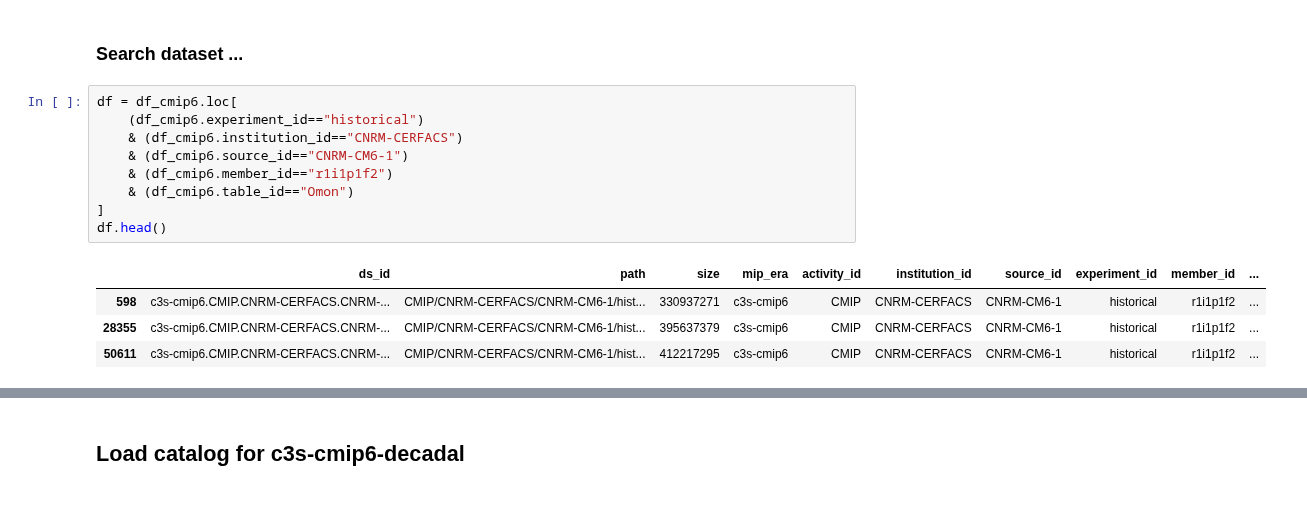
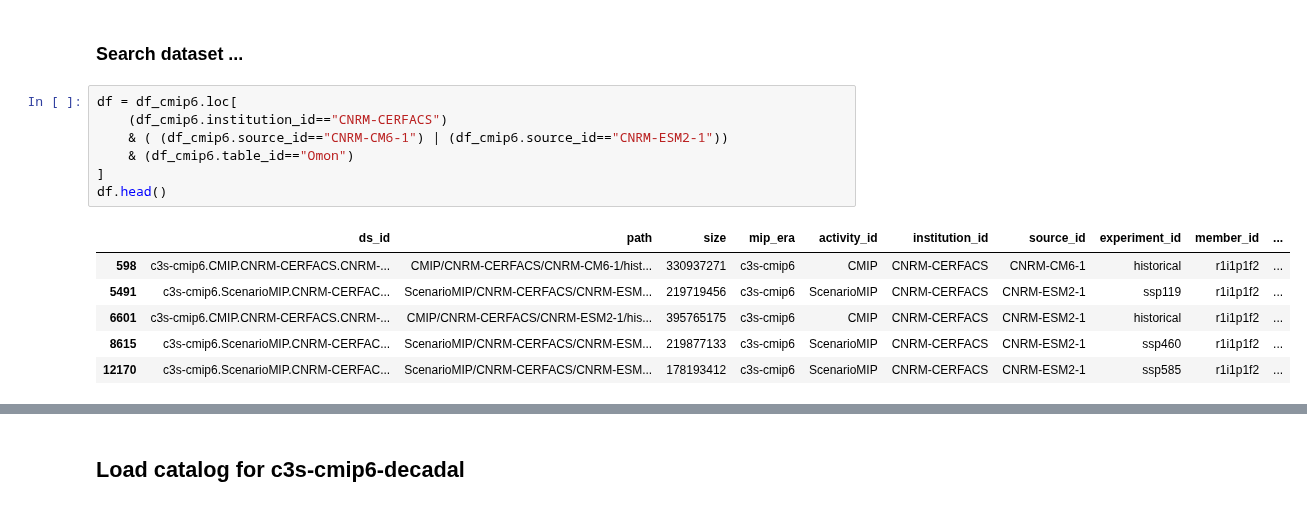
Before and after one commit to roocs/rooki, a Jupyter notebook: notebooks/demo/demo-intake-catalog.ipynb, the cells around one changed output, grey strips where cells are left out. Saved outputs shown, nothing was run; the diff lists cells and outputs as text.

```diff
--- a/notebooks/demo/demo-intake-catalog.ipynb
+++ b/notebooks/demo/demo-intake-catalog.ipynb
@@ -69,16 +69,16 @@ dtype: int64
 ### Search dataset ...
 # %%
 df = df_cmip6.loc[
-    (df_cmip6.experiment_id=="historical")
-    & (df_cmip6.institution_id=="CNRM-CERFACS")
-    & (df_cmip6.source_id=="CNRM-CM6-1")
-    & (df_cmip6.member_id=="r1i1p1f2")
+    (df_cmip6.institution_id=="CNRM-CERFACS")
+    & ( (df_cmip6.source_id=="CNRM-CM6-1") | (df_cmip6.source_id=="CNRM-ESM2-1"))
     & (df_cmip6.table_id=="Omon")
 ]
 df.head()
 # %% [output]
 |  | ds_id | path | size | mip_era | activity_id | institution_id | source_id | experiment_id | member_id | ... |
 | 598 | c3s-cmip6.CMIP.CNRM-CERFACS.CNRM-... | CMIP/CNRM-CERFACS/CNRM-CM6-1/hist... | 330937271 | c3s-cmip6 | CMIP | CNRM-CERFACS | CNRM-CM6-1 | historical | r1i1p1f2 | ... |
-| 28355 | c3s-cmip6.CMIP.CNRM-CERFACS.CNRM-... | CMIP/CNRM-CERFACS/CNRM-CM6-1/hist... | 395637379 | c3s-cmip6 | CMIP | CNRM-CERFACS | CNRM-CM6-1 | historical | r1i1p1f2 | ... |
-| 50611 | c3s-cmip6.CMIP.CNRM-CERFACS.CNRM-... | CMIP/CNRM-CERFACS/CNRM-CM6-1/hist... | 412217295 | c3s-cmip6 | CMIP | CNRM-CERFACS | CNRM-CM6-1 | historical | r1i1p1f2 | ... |
+| 5491 | c3s-cmip6.ScenarioMIP.CNRM-CERFAC... | ScenarioMIP/CNRM-CERFACS/CNRM-ESM... | 219719456 | c3s-cmip6 | ScenarioMIP | CNRM-CERFACS | CNRM-ESM2-1 | ssp119 | r1i1p1f2 | ... |
+| 6601 | c3s-cmip6.CMIP.CNRM-CERFACS.CNRM-... | CMIP/CNRM-CERFACS/CNRM-ESM2-1/his... | 395765175 | c3s-cmip6 | CMIP | CNRM-CERFACS | CNRM-ESM2-1 | historical | r1i1p1f2 | ... |
+| 8615 | c3s-cmip6.ScenarioMIP.CNRM-CERFAC... | ScenarioMIP/CNRM-CERFACS/CNRM-ESM... | 219877133 | c3s-cmip6 | ScenarioMIP | CNRM-CERFACS | CNRM-ESM2-1 | ssp460 | r1i1p1f2 | ... |
+| 12170 | c3s-cmip6.ScenarioMIP.CNRM-CERFAC... | ScenarioMIP/CNRM-CERFACS/CNRM-ESM... | 178193412 | c3s-cmip6 | ScenarioMIP | CNRM-CERFACS | CNRM-ESM2-1 | ssp585 | r1i1p1f2 | ... |
 # %%
```
Also changed, not shown: parts of 2 cells of this notebook.
